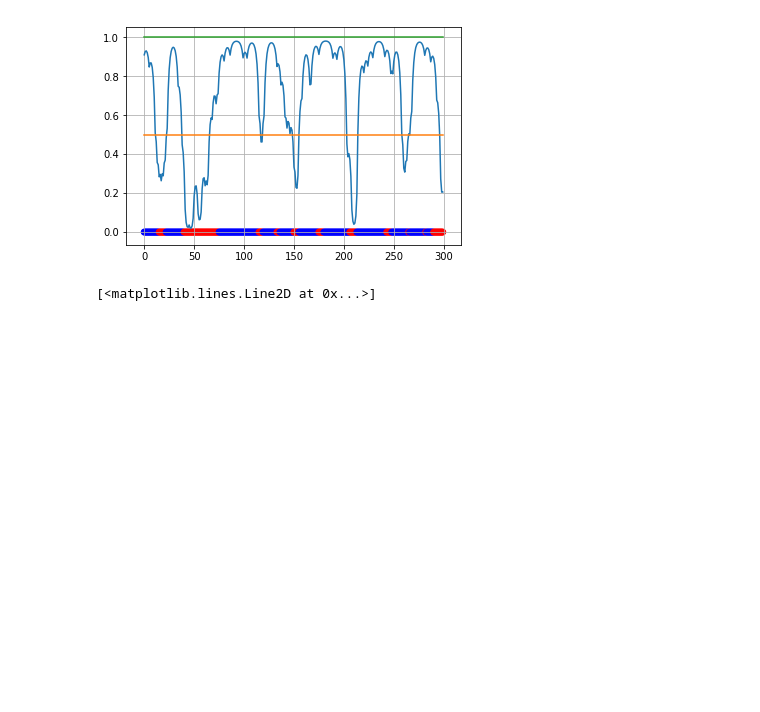
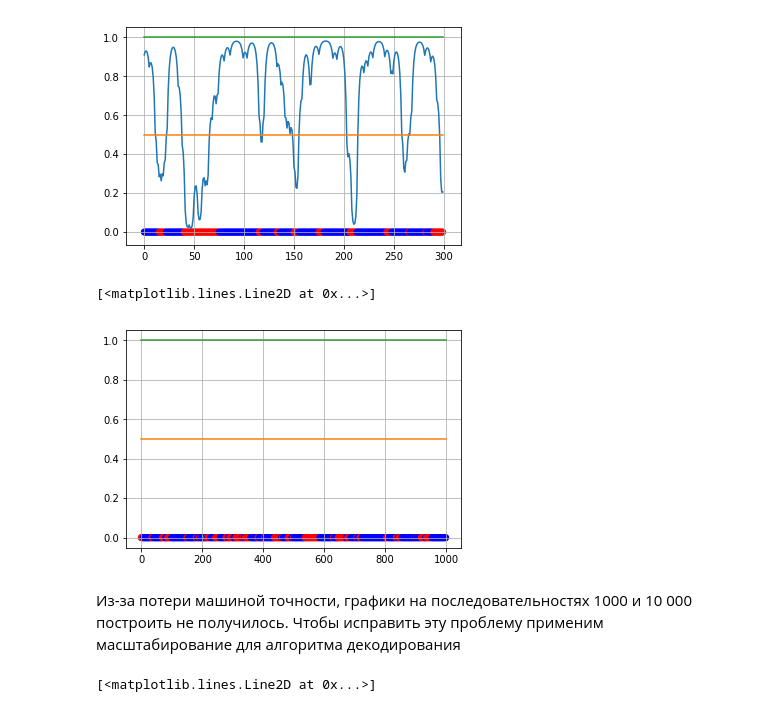
Before and after one commit to evgeniy97/unfarCasino, a Jupyter notebook: KhomutovTask-Copy1.ipynb, the cells around one changed output. Drawn from its saved outputs; the diff is of its cells as text; code cells hidden in the pictures; blank space fills up the shorter version.

```diff
--- a/KhomutovTask-Copy1.ipynb
+++ b/KhomutovTask-Copy1.ipynb
@@ -410,7 +410,7 @@ class PosteriorDecoding(baseAlgo):
             probability = observedProbability * sum(previuosState * transitionProbability)
             self.f[-1].append(probability)
 
-    def stepBackwardDecoding(self, index):
+    def stepBackward(self, index):
         ### backward step
         self.bCurrent = []
         self.b.append([])
@@ -418,17 +418,8 @@ class PosteriorDecoding(baseAlgo):
         observedProbability =  np.array([val[self.data[index]-1] for val in self.diceValueProbability.values()])
         for state in self.states: # first fair then unfair
             transitionProbability = self.transitionsProbability[state]
-            #probability = sum(transitionProbability * observedProbability * self.bPrevious)
-            #self.bCurrent.append(probability)
             probability = sum(transitionProbability * observedProbability * nextState)
             self.b[-1].append(probability)
-
-        ### decoding step
-        # Будем смотреть на вероятность честного состояния
-        #conProb = self.f[index][0]*self.bCurrent[0] / self.pathProbability
-        #self.conditionalProbability.append(conProb)
-
-        #self.bPrevious = self.bCurrent
 
 
     def __call__(self):
@@ -452,7 +443,7 @@ class PosteriorDecoding(baseAlgo):
 
         self.b.append([1 for state in self.states])
         for i in range(self.L-1,0,-1):
-            self.stepBackwardDecoding(i)
+            self.stepBackward(i)
 
         self.b = self.b[::-1]
         for i in range(self.L):
@@ -475,3 +463,17 @@ ax.plot([1 for i in conditionsProbs])
 # %% [output]
 [<matplotlib.lines.Line2D at 0x...>]
 [figure]
+# %%
+PosteriorHack = PosteriorDecoding(dataset1000)
+conditionsProbs = PosteriorHack()
+fig,ax = plt.subplots()
+ax.grid(True, which='both')
+ax.axis('on')
+ax.plot(conditionsProbs)
+labelColor = ['b' if l == 'F' else 'r' for l in dataset1000Labels]
+ax.scatter(range(len(conditionsProbs)),[0 for i in conditionsProbs],color=labelColor)
+ax.plot([.50 for i in conditionsProbs])
+ax.plot([1 for i in conditionsProbs])
+# %% [output]
+[<matplotlib.lines.Line2D at 0x...>]
+[figure, added]
@@ -478,3 +491,5 @@ ax.plot([1 for i in conditionsProbs])
+# %% [markdown]
+Из-за потери машиной точности, графики на последовательностях 1000 и 10 000 построить не получилось. Чтобы исправить эту проблему применим масштабирование для алгоритма декодирования
 # %%
 class PosteriorDecodingScaled(baseAlgo):
     def __init__(self, data):
```
Also changed, not shown: parts of 4 cells of this notebook.
